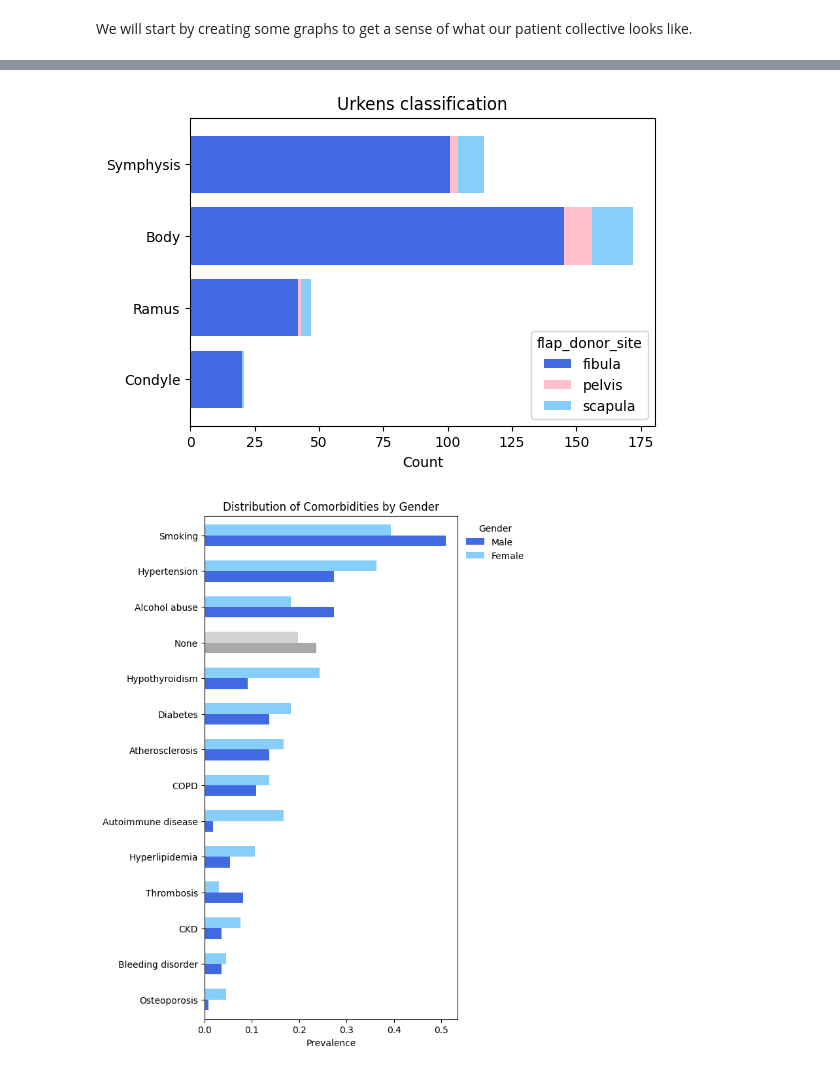
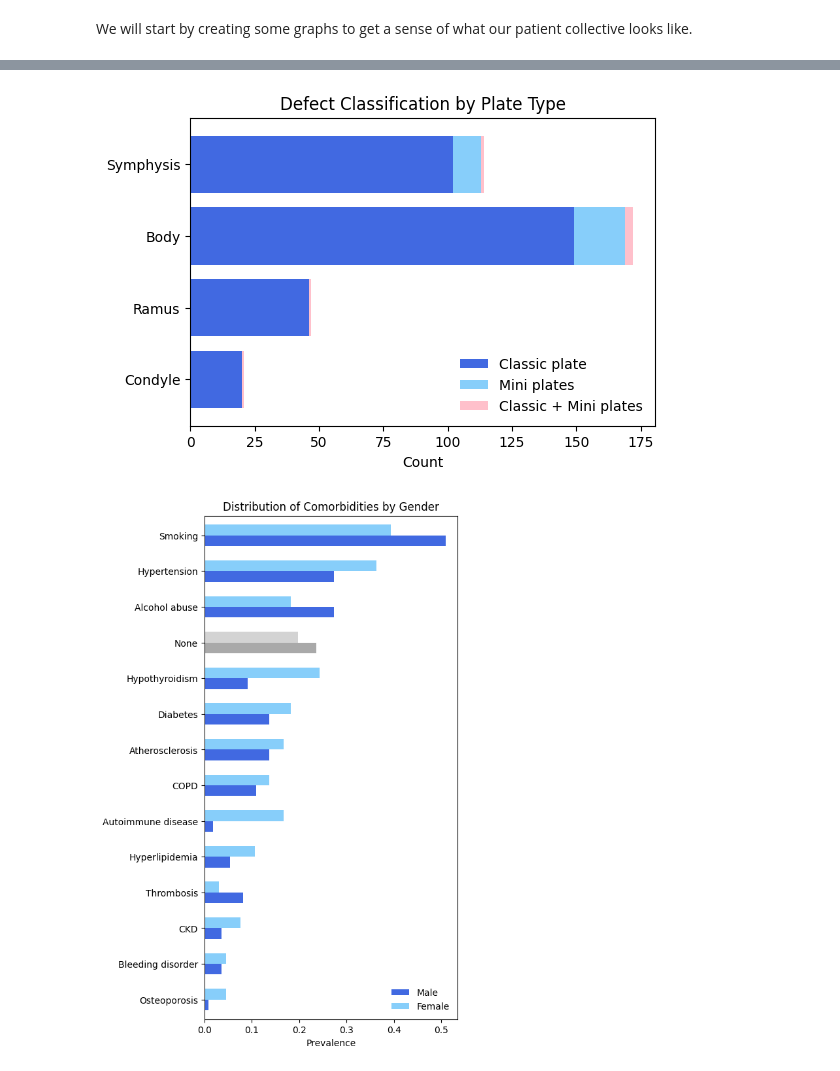
Before and after one commit to philipp-lampert/mymandible, a Jupyter notebook: data_science/02_data_exploration.ipynb, the cells around one changed output, grey strips where cells are left out. Cells and saved outputs as stored; diff of their text form; code cells hidden in the pictures.

```diff
--- a/data_science/02_data_exploration.ipynb
+++ b/data_science/02_data_exploration.ipynb
@@ -122,8 +98,16 @@ plt.show()
 # %%
-classification_columns = [col for col in df.columns if col.startswith("urkens_classification___")]
-classification_counts_by_site = df.groupby('flap_donor_site')[classification_columns].sum()
+labels = {
+    'cad_long': 'Classic plate',
+    'cad_mini': 'Mini plates',
+    'cad_mix': 'Classic + Mini plates'
+}
 
-classification_counts_by_site = classification_counts_by_site[classification_counts_by_site.sum().index].T
+df['plate_type'] = df['plate_type'].map(labels)
+
+defect_classification = [col for col in df.columns if col.startswith("urkens_classification___")]
+defect_by_plate = df.groupby('plate_type')[defect_classification].sum()
+
+defect_by_plate = defect_by_plate[defect_by_plate.sum().index].T
 
 labels = {
     'urkens_classification___c': 'Condyle',
@@ -132,25 +116,25 @@ labels = {
     'urkens_classification___s': 'Symphysis'
 }
 
-# Use the 'replace' function to rename the 'indication' values
-classification_counts_by_site.index = classification_counts_by_site.index.to_series().replace(labels)
+defect_by_plate.index = defect_by_plate.index.to_series().replace(labels)
 
 # Create a stacked bar chart
-ax = classification_counts_by_site.plot(kind='barh', stacked=True, figsize=(6, 4), color=['royalblue', 'pink', 'lightskyblue'], width=0.8)
+ax = defect_by_plate.plot(kind='barh', stacked=True, figsize=(6, 4), color=['royalblue', 'lightskyblue', 'pink'], width=0.8)
 
 # Create a bar chart
-plt.title('Urkens classification')
+plt.title("Defect Classification by Plate Type")
 plt.xlabel('Count')
 plt.ylabel('')
+plt.legend(title='', frameon=False, loc='lower right')
 
 plt.show()
 # %% [output]
-[figure, old version]
+[figure, new version]
 # %%
-comorbidity_columns = [col for col in df.columns if col.startswith("comorbidity___")]
-comorbidity_counts_by_gender = df.groupby('sex_female')[comorbidity_columns].mean()
+comorbidity_columns = [column for column in df.columns if column.startswith("comorbidity___")]
+comorbidity_by_gender = df.groupby('sex_female')[comorbidity_columns].mean()
 
-comorbidity_counts_by_gender = comorbidity_counts_by_gender[comorbidity_counts_by_gender.sum().sort_values(ascending=True).index].T
+comorbidity_by_gender = comorbidity_by_gender[comorbidity_by_gender.sum().sort_values(ascending=True).index].T
 
 comorbidity_labels = {
     'comorbidity___smoking': 'Smoking',
@@ -164,43 +148,36 @@ comorbidity_labels = {
     'comorbidity___hyperlipidemia': 'Hyperlipidemia',
     'comorbidity___autoimmune_disease': 'Autoimmune disease',
     'comorbidity___osteoporosis': 'Osteoporosis',
     'comorbidity___thrombosis': 'Thrombosis',
     'comorbidity___chronic_kidney_disease': 'CKD',
     'comorbidity___bleeding_disorder': 'Bleeding disorder'
 }
 
-comorbidity_counts_by_gender = comorbidity_counts_by_gender.rename(columns={True: 'Female', False: 'Male'})
-comorbidity_counts_by_gender.index = comorbidity_counts_by_gender.index.map(comorbidity_labels)
+comorbidity_by_gender = comorbidity_by_gender.rename(columns={True: 'Female', False: 'Male'})
+comorbidity_by_gender.index = comorbidity_by_gender.index.map(comorbidity_labels)
 
 def setcolors(ax, name="None", colors=['darkgrey', 'lightgrey']):
-    # get labels
     ytl = ax.get_yticklabels()
     numlabels = len(ytl)
 
-    # find the index of the given named label
     for i, t in enumerate(ytl):
         if t.get_text() == name:
             break
 
-    # get the matplotlib rectangle objects representing the bars
-    # (note this relies on nothing else having been added to the plot)
     rects = ax.get_children()[0:2 * numlabels]
     nrects = [rects[i], rects[numlabels + i]]
 
-    # loop over the two bars for the given named label and change the colours
     for rect, color in zip(nrects, colors):
         rect.set_color(color)
         rect.set_edgecolor("none")
 
-bars = comorbidity_counts_by_gender.plot(kind='barh', stacked=False, figsize=(5, 10), color=["royalblue", "lightskyblue"], width=0.6)
+bars = comorbidity_by_gender.plot(kind='barh', stacked=False, figsize=(5, 10), color=["royalblue", "lightskyblue"], width=0.6)
+setcolors(bars)
 
 plt.title('Distribution of Comorbidities by Gender')
 plt.xlabel('Prevalence')
 plt.ylabel('')
-bars.legend(title='Gender', loc="upper left", bbox_to_anchor=(1, 1), frameon=False)
-
-setcolors(bars)
-
+bars.legend(title='', loc="lower right", frameon=False)
 plt.show()
 # %% [output]
-[figure, old version]
+[figure, new version]
```
Also changed, not shown: parts of 10 cells of this notebook.
